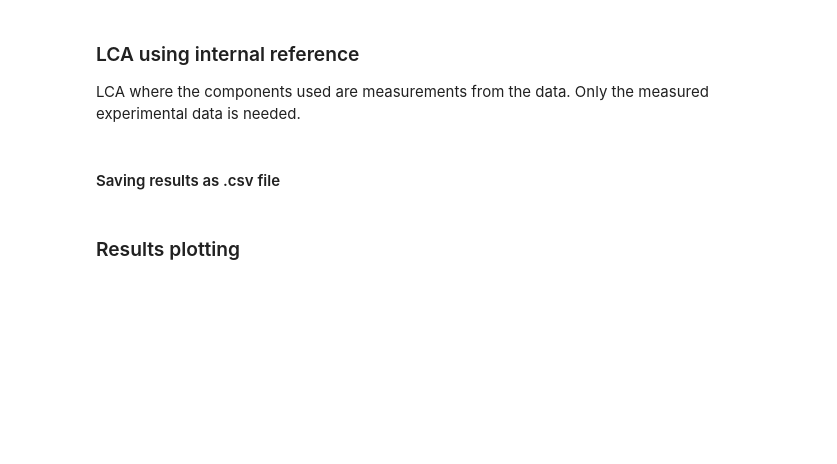
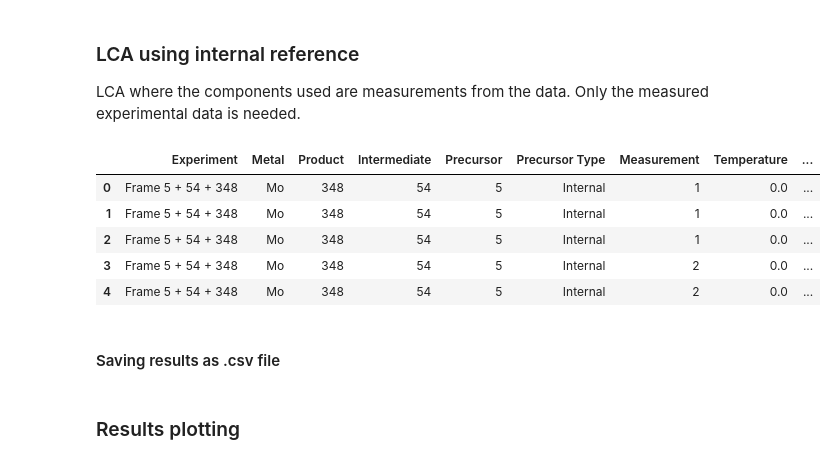
Before and after one commit to NanostructureUCPH/autoXAS, a Jupyter notebook: example_notebooks/BALDER_sep2022.ipynb, the cells around one changed output. Saved outputs shown, nothing was run; the diff lists cells and outputs as text; code cells hidden in the pictures; blank space fills up the shorter version.

```diff
--- a/example_notebooks/BALDER_sep2022.ipynb
+++ b/example_notebooks/BALDER_sep2022.ipynb
@@ -422,16 +401,23 @@ df_results.head()
 ### LCA using internal reference
 LCA where the components used are measurements from the data. Only the measured experimental data is needed.
 # %%
-# # LCA using specific measurements in the experiment as references
-# df_results = LCA_internal(
-#     df_data,
-#     initial_state_index = 5,
-#     intermediate_state_index = 54,
-#     final_state_index = 348,
-#     fit_min = 19985,
-#     fit_max = 20050
-# )
-# df_results.head()
+# LCA using specific measurements in the experiment as references
+df_results = LCA_internal(
+    df_data,
+    initial_state_index = 5,
+    intermediate_state_index = 54,
+    final_state_index = 348,
+    fit_min = 19985,
+    fit_max = 20050
+)
+df_results.head()
+# %% [output]
+|  | Experiment | Metal | Product | Intermediate | Precursor | Precursor Type | Measurement | Temperature | ... |
+| 0 | Frame 5 + 54 + 348 | Mo | 348 | 54 | 5 | Internal | 1 | 0.0 | ... |
+| 1 | Frame 5 + 54 + 348 | Mo | 348 | 54 | 5 | Internal | 1 | 0.0 | ... |
+| 2 | Frame 5 + 54 + 348 | Mo | 348 | 54 | 5 | Internal | 1 | 0.0 | ... |
+| 3 | Frame 5 + 54 + 348 | Mo | 348 | 54 | 5 | Internal | 2 | 0.0 | ... |
+| 4 | Frame 5 + 54 + 348 | Mo | 348 | 54 | 5 | Internal | 2 | 0.0 | ... |
 # %% [markdown]
 #### Saving results as .csv file
 # %%
```
Also changed, not shown: parts of 7 cells of this notebook, 1 other file.
